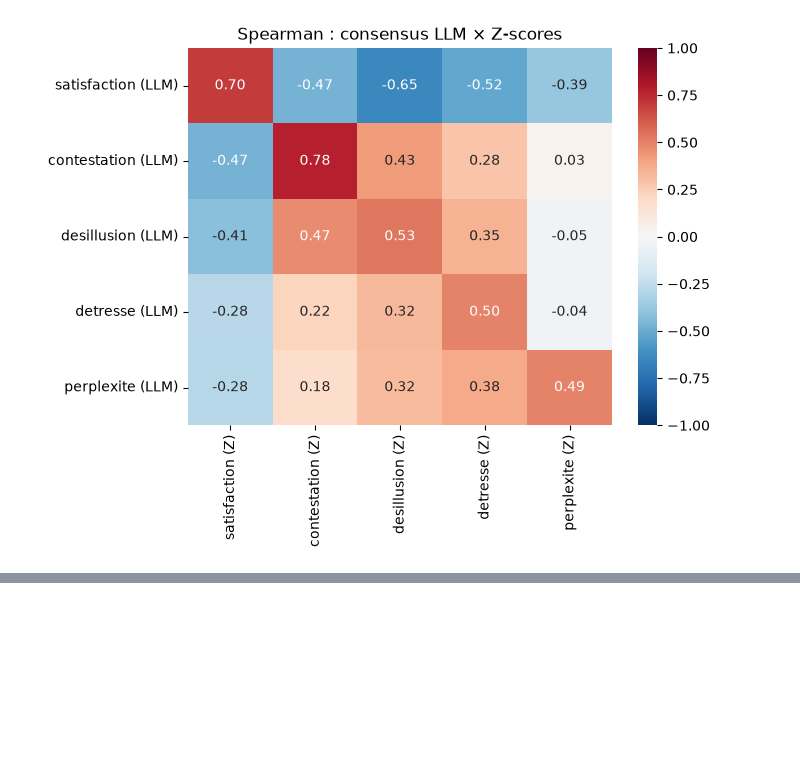
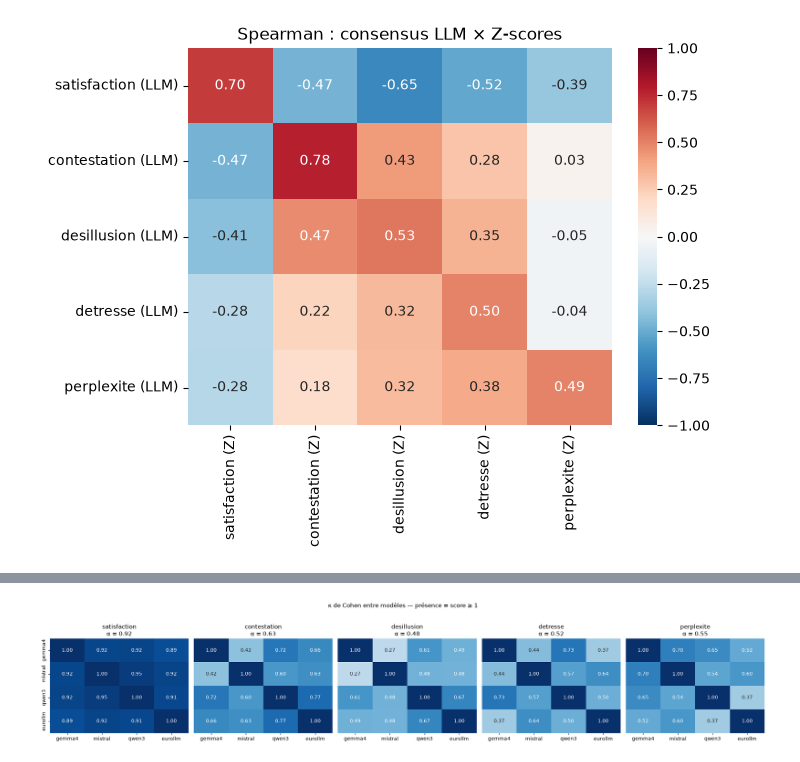
Before and after one commit to benji-64/Model_emotions, a Jupyter notebook: notebooks/llm_annotation.ipynb, the cells around one changed output, grey strips where cells are left out. Saved outputs shown, nothing was run; the diff lists cells and outputs as text; code cells hidden in the pictures; blank space fills up the shorter version.

Commit message:
Analyse présent/absent et seuils z par dimension

```diff
--- a/notebooks/llm_annotation.ipynb
+++ b/notebooks/llm_annotation.ipynb
@@ -677,0 +680,22 @@ Textes appariés : 10000
+# %%
+SEUILS = [1, 2]   # présent si score >= seuil
+
+rows = []
+for seuil in SEUILS:
+    for dim in DIMENSIONS:
+        scores = wide_df[dim].reindex(columns=available)
+        pres = (scores >= seuil).astype(float).where(scores.notna())   # garde les NaN
+        complet = pres.dropna()
+        n_pres = complet.sum(axis=1)
+        rows.append({
+            "seuil": f"≥ {seuil}",
+            "dimension": dim,
+            "alpha": krippendorff_alpha_ordinal(pres.to_numpy().T, categories=(0, 1)),
+            "unanimité": ((n_pres == 0) | (n_pres == len(available))).mean(),
+            "accord brut moyen (paires)": np.mean([(complet[a] == complet[b]).mean()
+                                                   for a, b in combinations(available, 2)]),
+            "consensus présent (≥ moitié)": (n_pres >= len(available) / 2).mean(),
+            **{f"prév. {s.split('_')[0]}": pres[s].mean() for s in available},
+        })
+binaire = pd.DataFrame(rows).set_index(["seuil", "dimension"])
+display(binaire.round(3))
@@ -677,0 +715,18 @@ Textes appariés : 10000
+# %%
+seuil = 1
+fig, axes = plt.subplots(1, len(DIMENSIONS), figsize=(4.2 * len(DIMENSIONS), 4))
+for ax, dim in zip(axes, DIMENSIONS):
+    pres = (wide_df[dim].reindex(columns=available) >= seuil).astype(float).where(wide_df[dim].notna())
+    mat = pd.DataFrame(np.eye(len(available)), index=available, columns=available)
+    for a, b in combinations(available, 2):
+        pair = pres[[a, b]].dropna()
+        mat.loc[a, b] = mat.loc[b, a] = cohen_kappa_score(pair[a], pair[b])
+    sns.heatmap(mat, annot=True, fmt=".2f", vmin=0, vmax=1, cmap="Blues", cbar=False, ax=ax,
+                xticklabels=[s.split("_")[0] for s in available],
+                yticklabels=[s.split("_")[0] for s in available] if ax is axes[0] else False)
+    ax.set_title(f"{dim}\nα = {binaire.loc[(f'≥ {seuil}', dim), 'alpha']:.2f}")
+plt.suptitle(f"κ de Cohen entre modèles — présence = score ≥ {seuil}", y=1.03)
+plt.tight_layout()
+plt.show()
+# %% [output]
+[figure, added]
```
Also changed, not shown: parts of 5 cells of this notebook.
